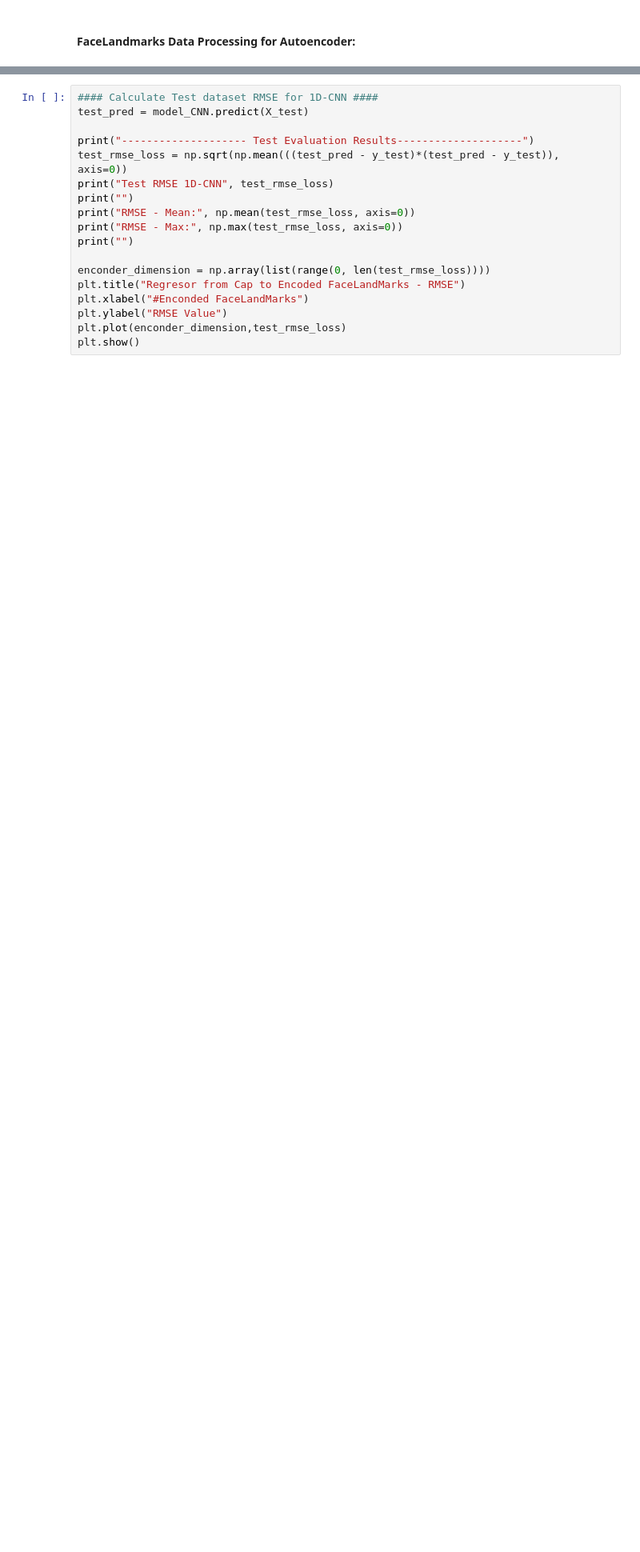
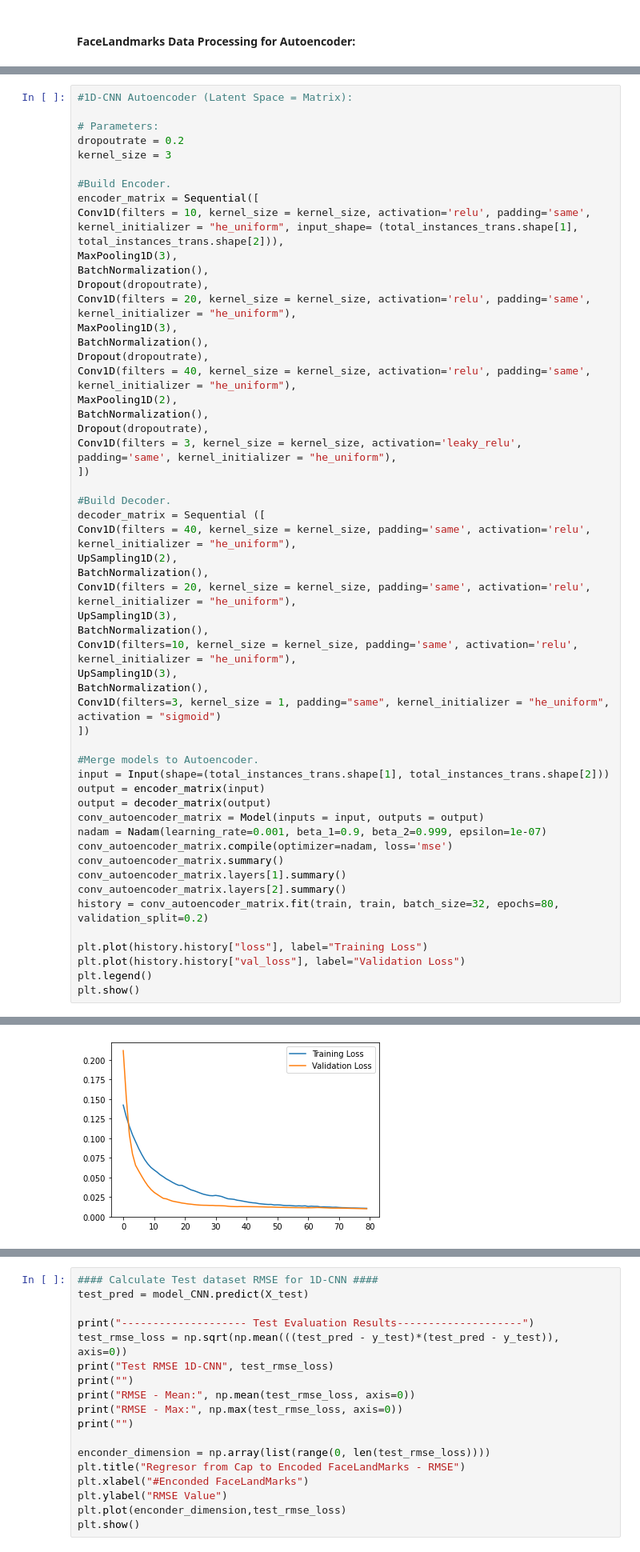
Before and after one commit to drbz-zhou/MoCaPose, a Jupyter notebook: Face/Mocapaci_DataProcessing.ipynb, the cells around one changed output, grey strips where cells are left out. Shown at 80% size. Drawn from its saved outputs; the diff is of its cells as text; blank space fills up the shorter version.

```diff
--- a/Face/Mocapaci_DataProcessing.ipynb
+++ b/Face/Mocapaci_DataProcessing.ipynb
@@ -317,0 +242,55 @@ Epoch 80/80
+# %%
+#1D-CNN Autoencoder (Latent Space = Matrix):
+
+# Parameters:
+dropoutrate = 0.2
+kernel_size = 3
+
+#Build Encoder.
+encoder_matrix = Sequential([
+Conv1D(filters = 10, kernel_size = kernel_size, activation='relu', padding='same', kernel_initializer = "he_uniform", input_shape= (total_instances_trans.shape[1], total_instances_trans.shape[2])),
+MaxPooling1D(3),
+BatchNormalization(),
+Dropout(dropoutrate),
+Conv1D(filters = 20, kernel_size = kernel_size, activation='relu', padding='same', kernel_initializer = "he_uniform"),
+MaxPooling1D(3),
+BatchNormalization(),
+Dropout(dropoutrate),
+Conv1D(filters = 40, kernel_size = kernel_size, activation='relu', padding='same', kernel_initializer = "he_uniform"),
+MaxPooling1D(2),
+BatchNormalization(),
+Dropout(dropoutrate),
+Conv1D(filters = 3, kernel_size = kernel_size, activation='leaky_relu', padding='same', kernel_initializer = "he_uniform"),
+])
+
+#Build Decoder.
+decoder_matrix = Sequential ([
+Conv1D(filters = 40, kernel_size = kernel_size, padding='same', activation='relu', kernel_initializer = "he_uniform"),
+UpSampling1D(2),
+BatchNormalization(),
+Conv1D(filters = 20, kernel_size = kernel_size, padding='same', activation='relu', kernel_initializer = "he_uniform"),
+UpSampling1D(3),
+BatchNormalization(),
+Conv1D(filters=10, kernel_size = kernel_size, padding='same', activation='relu', kernel_initializer = "he_uniform"),
+UpSampling1D(3),
+BatchNormalization(),
+Conv1D(filters=3, kernel_size = 1, padding="same", kernel_initializer = "he_uniform", activation = "sigmoid")
+])
+
+#Merge models to Autoencoder.
+input = Input(shape=(total_instances_trans.shape[1], total_instances_trans.shape[2]))
+output = encoder_matrix(input)
+output = decoder_matrix(output)
+conv_autoencoder_matrix = Model(inputs = input, outputs = output)
+nadam = Nadam(learning_rate=0.001, beta_1=0.9, beta_2=0.999, epsilon=1e-07)
+conv_autoencoder_matrix.compile(optimizer=nadam, loss='mse')
+conv_autoencoder_matrix.summary()
+conv_autoencoder_matrix.layers[1].summary()
+conv_autoencoder_matrix.layers[2].summary()
+history = conv_autoencoder_matrix.fit(train, train, batch_size=32, epochs=80, validation_split=0.2)
+
+plt.plot(history.history["loss"], label="Training Loss")
+plt.plot(history.history["val_loss"], label="Validation Loss")
+plt.legend()
+plt.show()
+# %% [output]
@@ -317,0 +314 @@ Epoch 80/80
+[figure, added]
```
Also changed, not shown: parts of 14 cells of this notebook.
